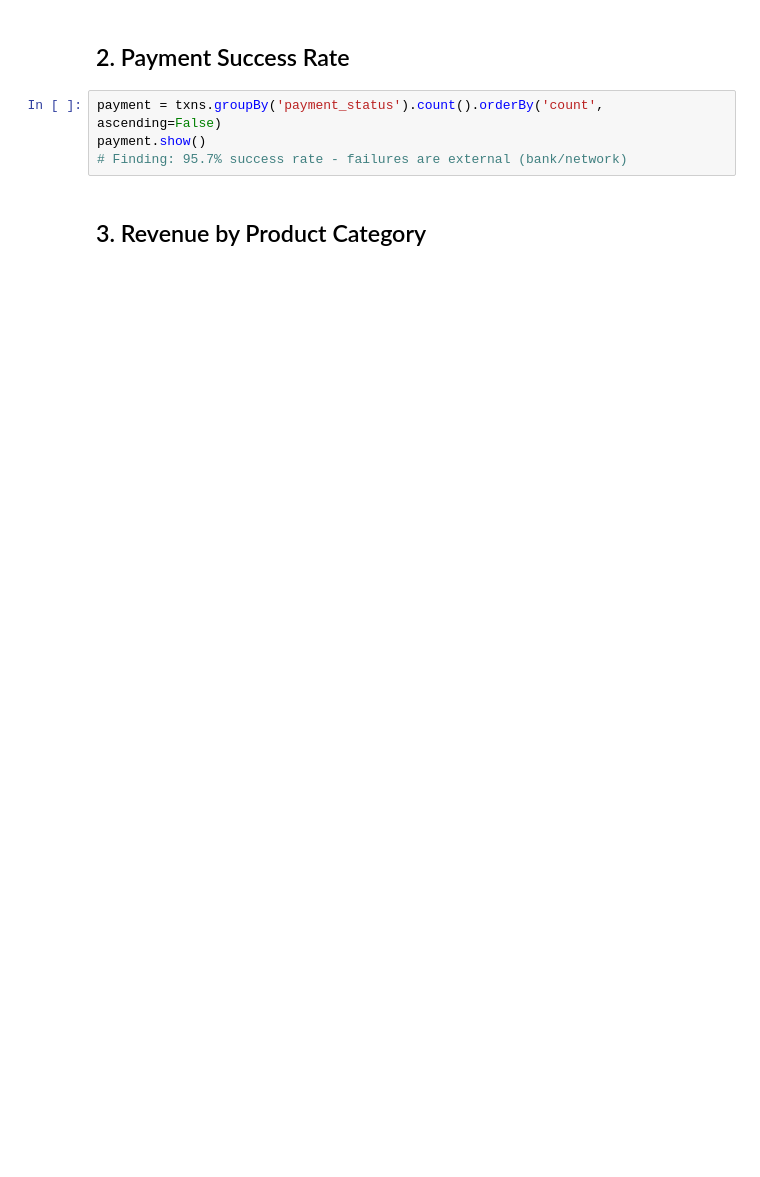
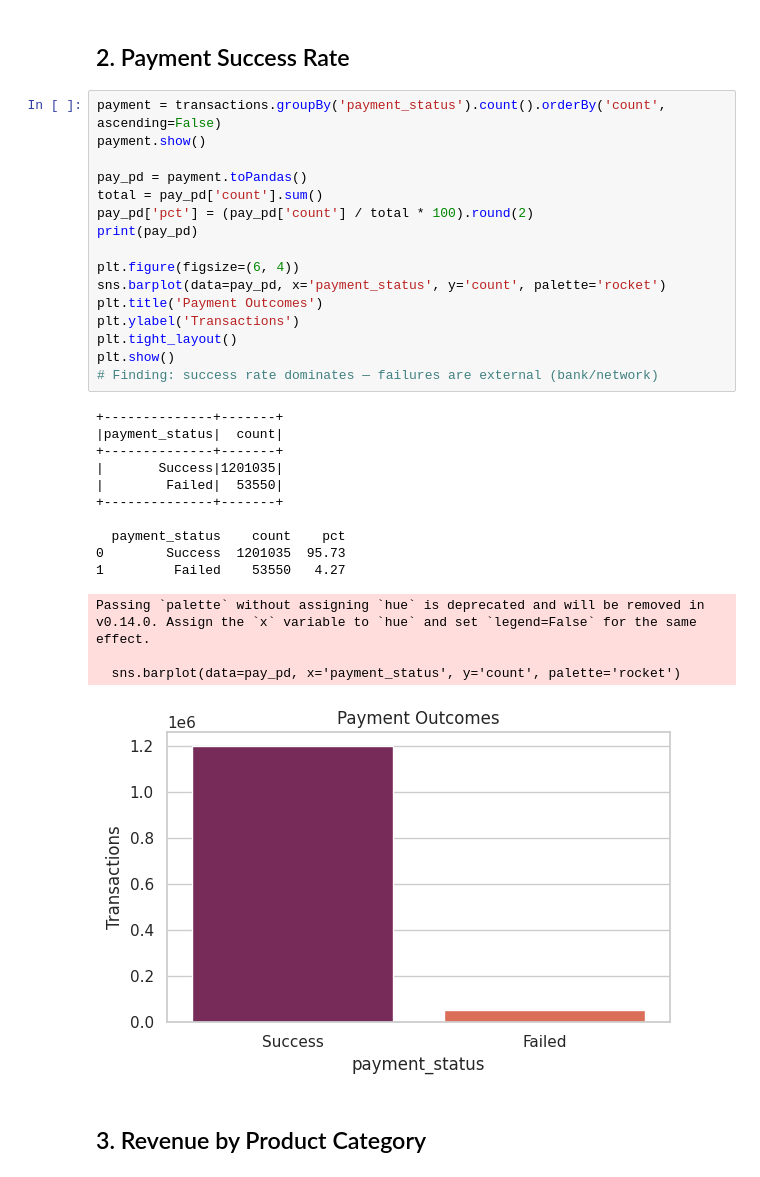
Before and after one commit to het7-5/Cloud_Comp_Project_Group_6, a Jupyter notebook: notebooks/eda.ipynb, the cells around one changed output. Cells and saved outputs as stored; diff of their text form; blank space fills up the shorter version.

```diff
--- a/notebooks/eda.ipynb
+++ b/notebooks/eda.ipynb
@@ -27,9 +108,36 @@ device_dist.show()
 # %% [markdown]
 ## 2. Payment Success Rate
 # %%
-payment = txns.groupBy('payment_status').count().orderBy('count', ascending=False)
+payment = transactions.groupBy('payment_status').count().orderBy('count', ascending=False)
 payment.show()
-# Finding: 95.7% success rate - failures are external (bank/network)
+
+pay_pd = payment.toPandas()
+total = pay_pd['count'].sum()
+pay_pd['pct'] = (pay_pd['count'] / total * 100).round(2)
+print(pay_pd)
+
+plt.figure(figsize=(6, 4))
+sns.barplot(data=pay_pd, x='payment_status', y='count', palette='rocket')
+plt.title('Payment Outcomes')
+plt.ylabel('Transactions')
+plt.tight_layout()
+plt.show()
+# Finding: success rate dominates — failures are external (bank/network)
+# %% [output]
++--------------+-------+
+|payment_status|  count|
++--------------+-------+
+|       Success|1201035|
+|        Failed|  53550|
++--------------+-------+
+
+  payment_status    count    pct
+0        Success  1201035  95.73
+1         Failed    53550   4.27
+Passing `palette` without assigning `hue` is deprecated and will be removed in v0.14.0. Assign the `x` variable to `hue` and set `legend=False` for the same effect.
+
+  sns.barplot(data=pay_pd, x='payment_status', y='count', palette='rocket')
+[figure, added]
 # %% [markdown]
 ## 3. Revenue by Product Category
 # %%
```
Also changed, not shown: parts of 8 cells of this notebook, 47 other files.
